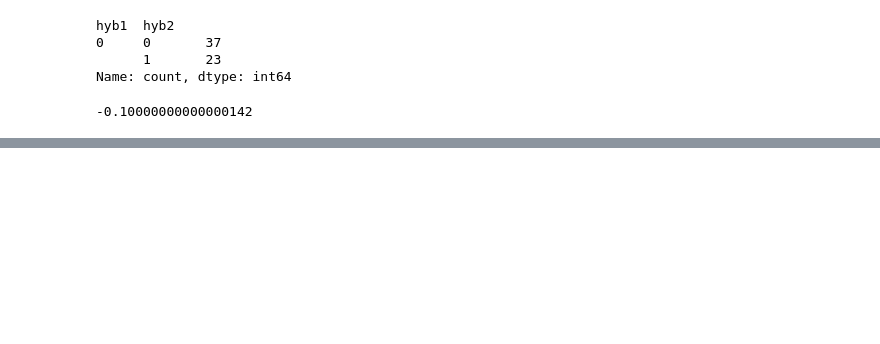
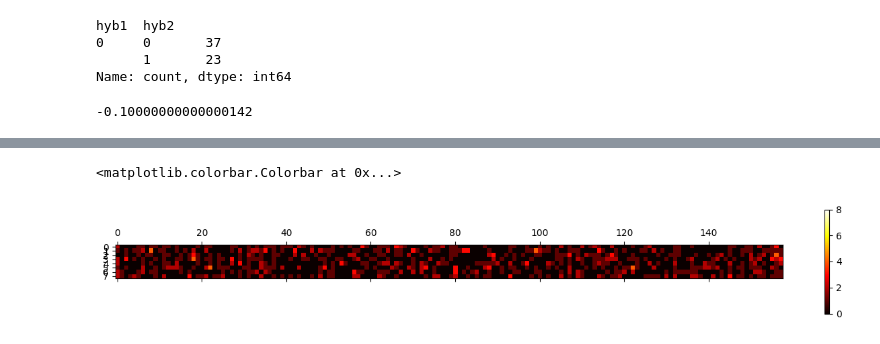
Before and after one commit to amarini/CosmicModuleTest, a Jupyter notebook: plot_simulation.ipynb, the cells around one changed output, grey strips where cells are left out. Saved outputs shown, nothing was run; the diff lists cells and outputs as text; code cells hidden in the pictures; blank space fills up the shorter version.

```diff
--- a/plot_simulation.ipynb
+++ b/plot_simulation.ipynb
@@ -261,0 +308,3 @@ m0.get(0,10,1,1).start[1] -m0.get(0,10,1,2).start[1]
+# %%
+singles = pd.read_csv("processed/singles4_filtered.txt",sep=' ',header=1)
+singles
@@ -261,0 +325,8 @@ m0.get(0,10,1,1).start[1] -m0.get(0,10,1,2).start[1]
+# %%
+#A= singles[ (singles["link"] == 0) & (singles["hyb"]==0) ][["chip_id","strip"]].to_numpy()
+A=pd.pivot_table(singles[ (singles["link"] == 0) & (singles["hyb"]==0) ][["chip_id","strip"]],index = "chip_id",columns="strip",aggfunc=len).fillna(0)
+plt.matshow(A,cmap='hot',vmin=0,vmax=8)
+plt.colorbar()
+# %% [output]
+<matplotlib.colorbar.Colorbar at 0x...>
+[figure, added]
```
Also changed, not shown: parts of 14 cells of this notebook, 2 other files.
